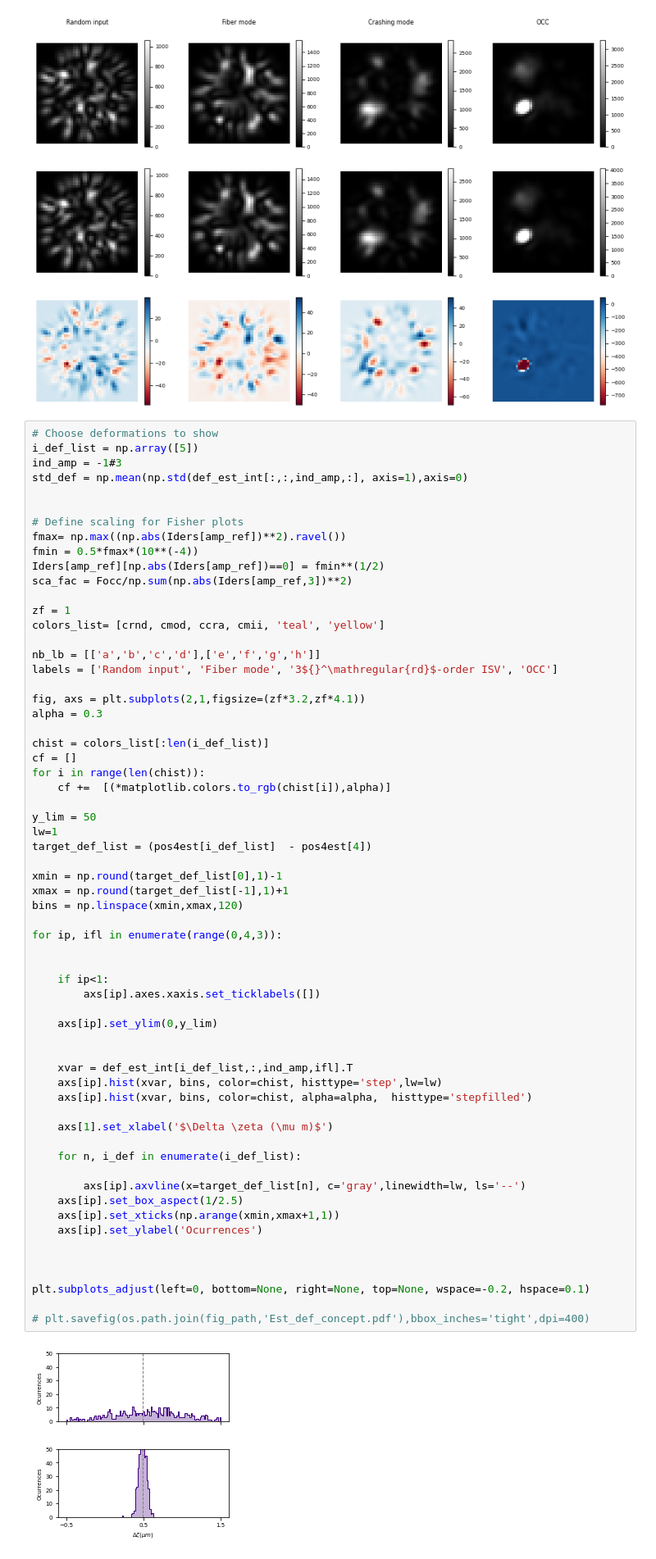
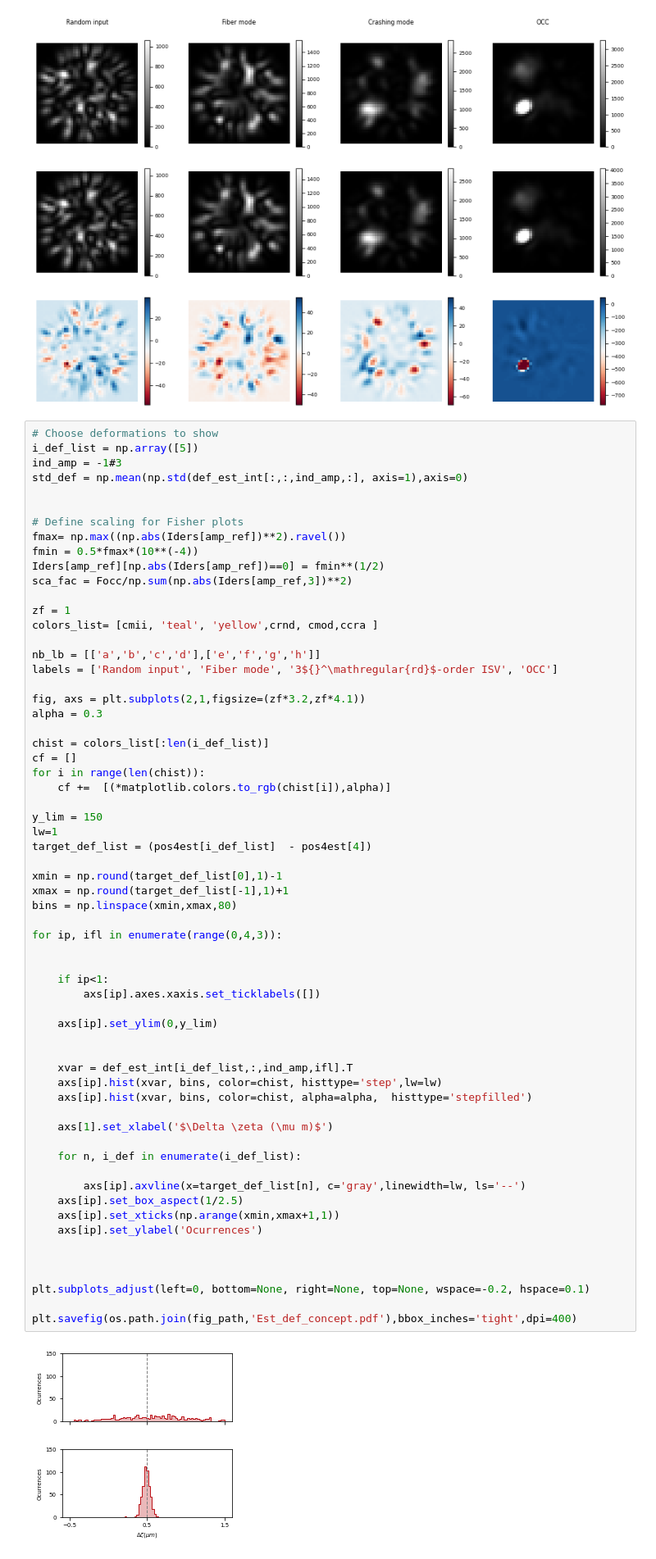
Before and after one commit to rodguti90/Article_PrecisionLimitTensorWFS, a Jupyter notebook: Crashing_disorder_figuresSI.ipynb, the cells around one changed output. Shown at 82% size. Cells and saved outputs as stored; diff of their text form.

Commit message:
hist for concep fig

```diff
--- a/Crashing_disorder_figuresSI.ipynb
+++ b/Crashing_disorder_figuresSI.ipynb
@@ -1203,7 +1211,7 @@ Iders[amp_ref][np.abs(Iders[amp_ref])==0] = fmin**(1/2)
 sca_fac = Focc/np.sum(np.abs(Iders[amp_ref,3])**2)
 
 zf = 1
-colors_list= [crnd, cmod, ccra, cmii, 'teal', 'yellow']
+colors_list= [cmii, 'teal', 'yellow',crnd, cmod,ccra ]
 
 nb_lb = [['a','b','c','d'],['e','f','g','h']]
 labels = ['Random input', 'Fiber mode', '3${}^\mathregular{rd}$-order ISV', 'OCC']
@@ -1216,40 +1224,40 @@ cf = []
 for i in range(len(chist)):
     cf +=  [(*matplotlib.colors.to_rgb(chist[i]),alpha)]
 
-y_lim = 50
+y_lim = 150
 lw=1
 target_def_list = (pos4est[i_def_list]  - pos4est[4])
 
 xmin = np.round(target_def_list[0],1)-1
 xmax = np.round(target_def_list[-1],1)+1
-bins = np.linspace(xmin,xmax,120)
+bins = np.linspace(xmin,xmax,80)
 
 for ip, ifl in enumerate(range(0,4,3)):
 
 
     if ip<1:
         axs[ip].axes.xaxis.set_ticklabels([])
 
     axs[ip].set_ylim(0,y_lim)
 
 
     xvar = def_est_int[i_def_list,:,ind_amp,ifl].T
     axs[ip].hist(xvar, bins, color=chist, histtype='step',lw=lw)
     axs[ip].hist(xvar, bins, color=chist, alpha=alpha,  histtype='stepfilled')
 
     axs[1].set_xlabel('$\Delta \zeta (\mu m)$')
 
     for n, i_def in enumerate(i_def_list):
 
         axs[ip].axvline(x=target_def_list[n], c='gray',linewidth=lw, ls='--')
     axs[ip].set_box_aspect(1/2.5)
     axs[ip].set_xticks(np.arange(xmin,xmax+1,1))
     axs[ip].set_ylabel('Ocurrences')
 
 
 
 plt.subplots_adjust(left=0, bottom=None, right=None, top=None, wspace=-0.2, hspace=0.1)
 
-# plt.savefig(os.path.join(fig_path,'Est_def_concept.pdf'),bbox_inches='tight',dpi=400)
+plt.savefig(os.path.join(fig_path,'Est_def_concept.pdf'),bbox_inches='tight',dpi=400)
 # %% [output]
-[figure, old version]
+[figure, new version]
```
Also changed, not shown: parts of 3 cells of this notebook, 1 other file.
